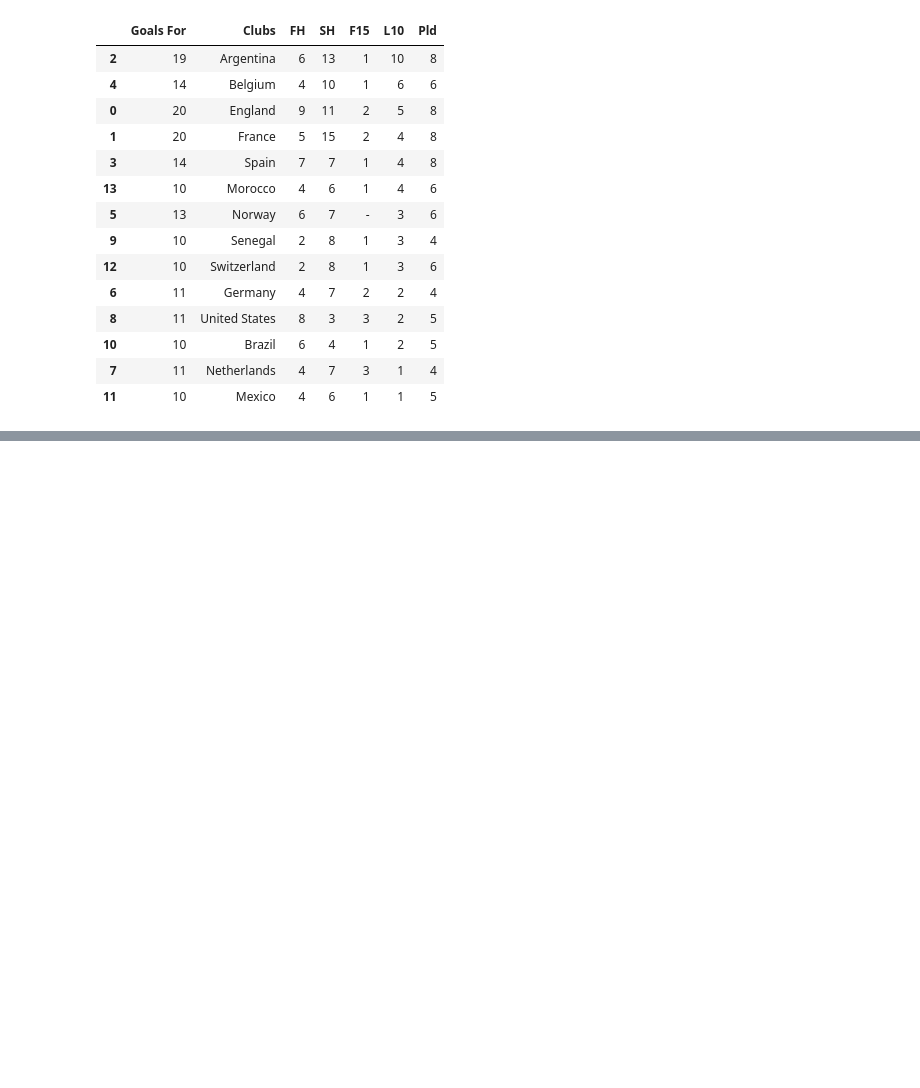
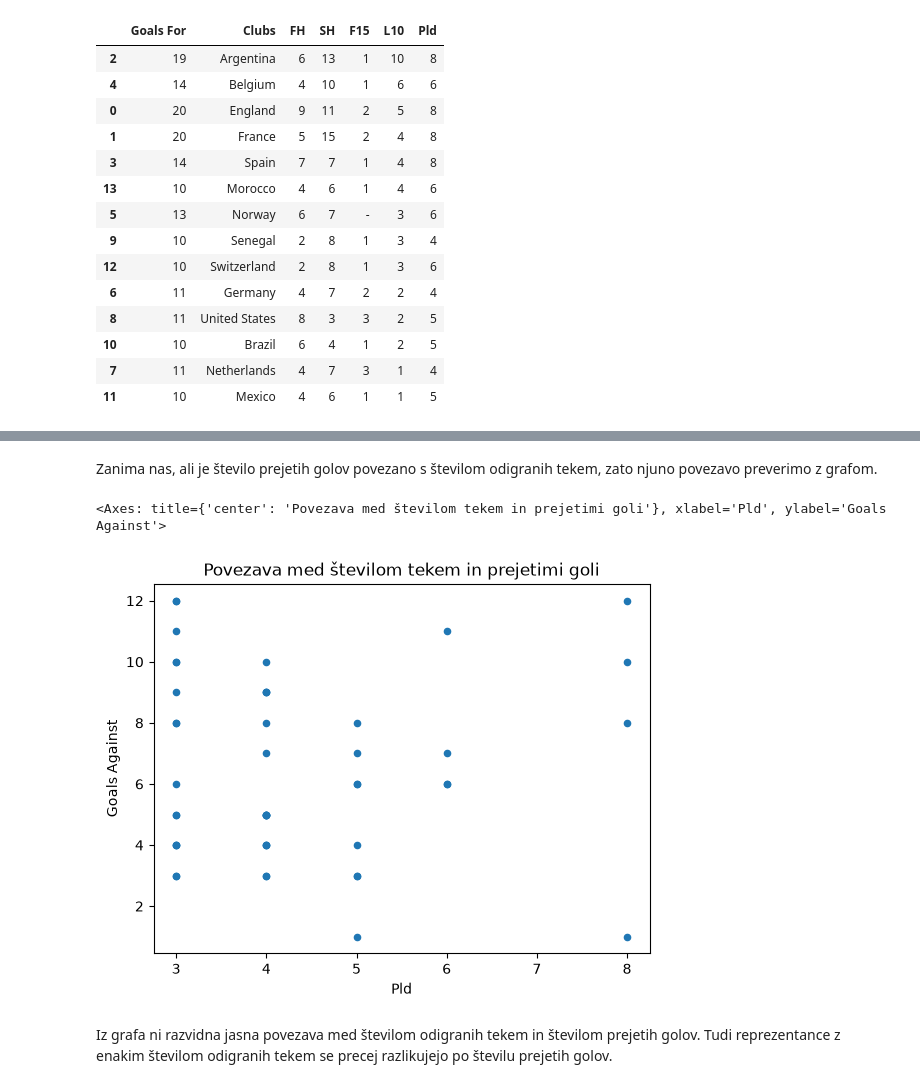
Before and after one commit to zalakmetic/UVP_projektna_naloga, a Jupyter notebook: analiza.ipynb, the cells around one changed output, grey strips where cells are left out. Cells and saved outputs as stored; diff of their text form; code cells hidden in the pictures; blank space fills up the shorter version.

Commit message:
Analiza reprezentanc v obrambi.

```diff
--- a/analiza.ipynb
+++ b/analiza.ipynb
@@ -190,0 +240,9 @@ vsaj_10_golov.sort_values("L10", ascending=False)
+# %% [markdown]
+Zanima nas, ali je število prejetih golov povezano s številom odigranih tekem, zato njuno povezavo preverimo z grafom.
+# %%
+goals_against.plot.scatter(x="Pld", y="Goals Against", title="Povezava med številom tekem in prejetimi goli")
+# %% [output]
+<Axes: title={'center': 'Povezava med številom tekem in prejetimi goli'}, xlabel='Pld', ylabel='Goals Against'>
+[figure, added]
+# %% [markdown]
+Iz grafa ni razvidna jasna povezava med številom odigranih tekem in številom prejetih golov. Tudi reprezentance z enakim številom odigranih tekem se precej razlikujejo po številu prejetih golov.
```
Also changed, not shown: parts of 9 cells of this notebook.
